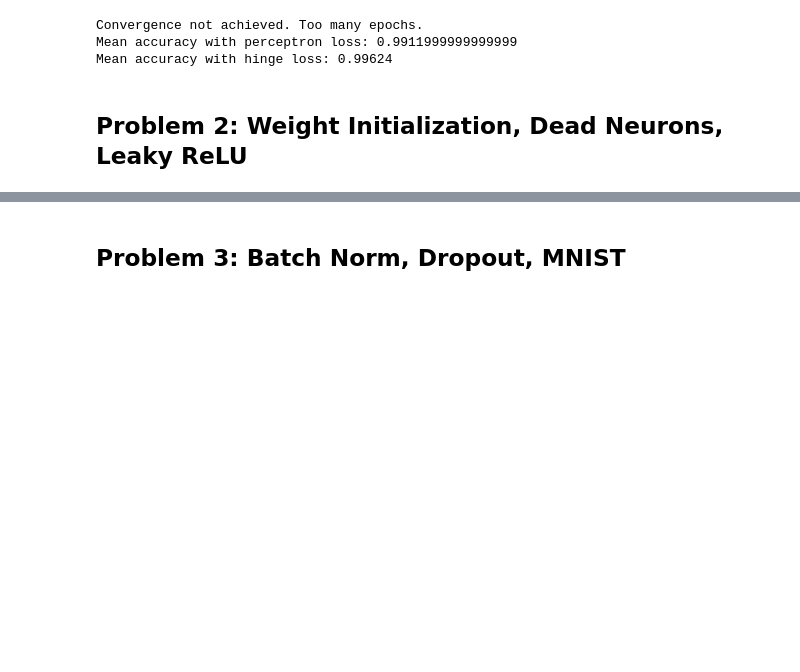
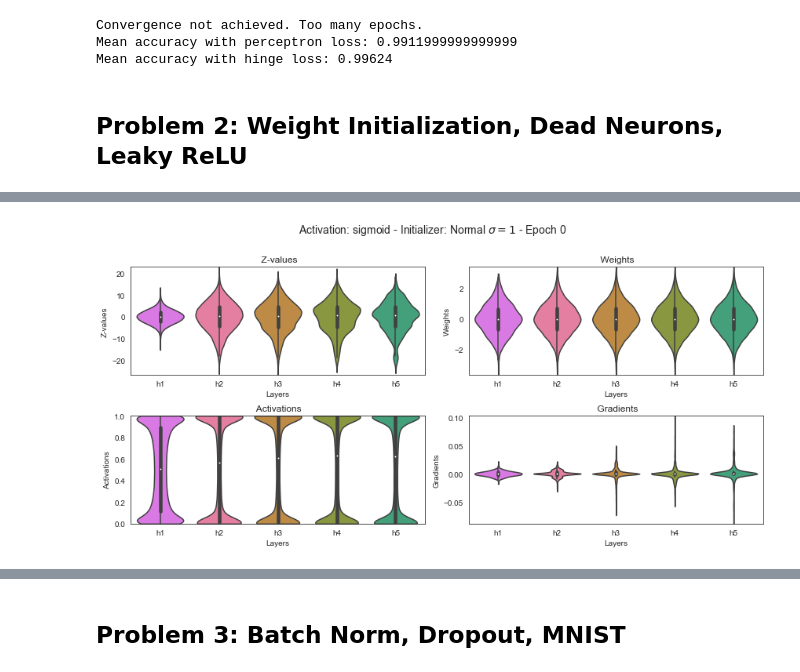
Before and after one commit to codexceed/MS-CS, a Jupyter notebook: Courses/IDLS/hw2/Homework 2.ipynb, the cells around one changed output, grey strips where cells are left out. Saved outputs shown, nothing was run; the diff lists cells and outputs as text; code cells hidden in the pictures; blank space fills up the shorter version.

```diff
--- a/Courses/IDLS/hw2/Homework 2.ipynb
+++ b/Courses/IDLS/hw2/Homework 2.ipynb
@@ -153,0 +196,4 @@ Mean accuracy with hinge loss: 0.99624
+# %%
+plot_violins(1, activation='sigmoid')
+# %% [output]
+[figure, added]
```
Also changed, not shown: parts of 15 cells of this notebook.
